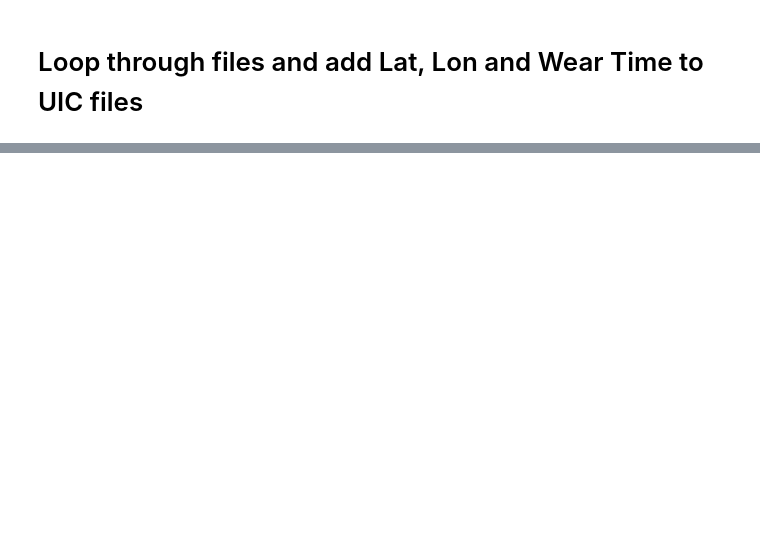
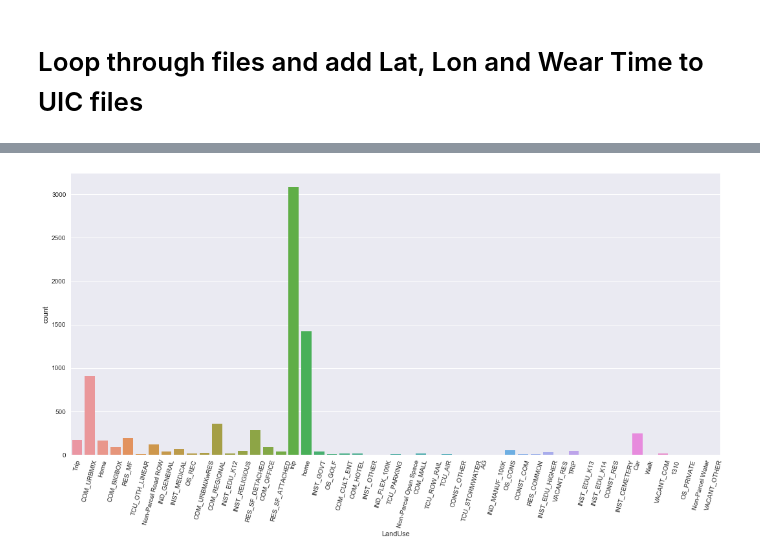
Before and after one commit to Luke3D/CbrAnalysis, a Jupyter notebook: GPS_AnalysisUIC.ipynb, the cells around one changed output, grey strips where cells are left out. Cells and saved outputs as stored; diff of their text form; code cells hidden in the pictures; blank space fills up the shorter version.

```diff
--- a/GPS_AnalysisUIC.ipynb
+++ b/GPS_AnalysisUIC.ipynb
@@ -192,0 +175,7 @@ CBR16_SCO.csv
+# %%
+d = pd.read_csv(path+'UIC_GPSData/w_LatLonWear/CBR08_CBrace.csv')
+# %%
+d['SubjID'] = 1
+c = d.columns
+c = c.values
+c[:-1]
@@ -192,0 +186,15 @@ CBR16_SCO.csv
+# %%
+Data = pd.DataFrame()
+for f in os.listdir(path+'UIC_GPSData/w_LatLonWear/'):
+#     print(f)
+    d = pd.read_csv(os.path.join(path+'UIC_GPSData/w_LatLonWear/',f))
+    del d['Unnamed: 0']
+    d['SubjID'] = str(f[:5])
+    d['Brace'] = str.capitalize(f[6:9])
+    Data = pd.concat([Data,d]) #concatenate data from each subj
+# %%
+cols=list((Data.columns).values)
+cols.remove('SubjID')
+cols.remove('Brace')
+Data = Data[['SubjID','Brace']+cols]
+Data.head()
@@ -192,0 +228,6 @@ CBR16_SCO.csv
+# %%
+plt.figure(figsize=(18,8))
+ax = sns.countplot(Data.LandUse)
+ax = plt.xticks(rotation=75)
+# %% [output]
+[figure, added]
```
Also changed, not shown: parts of 7 cells of this notebook.
